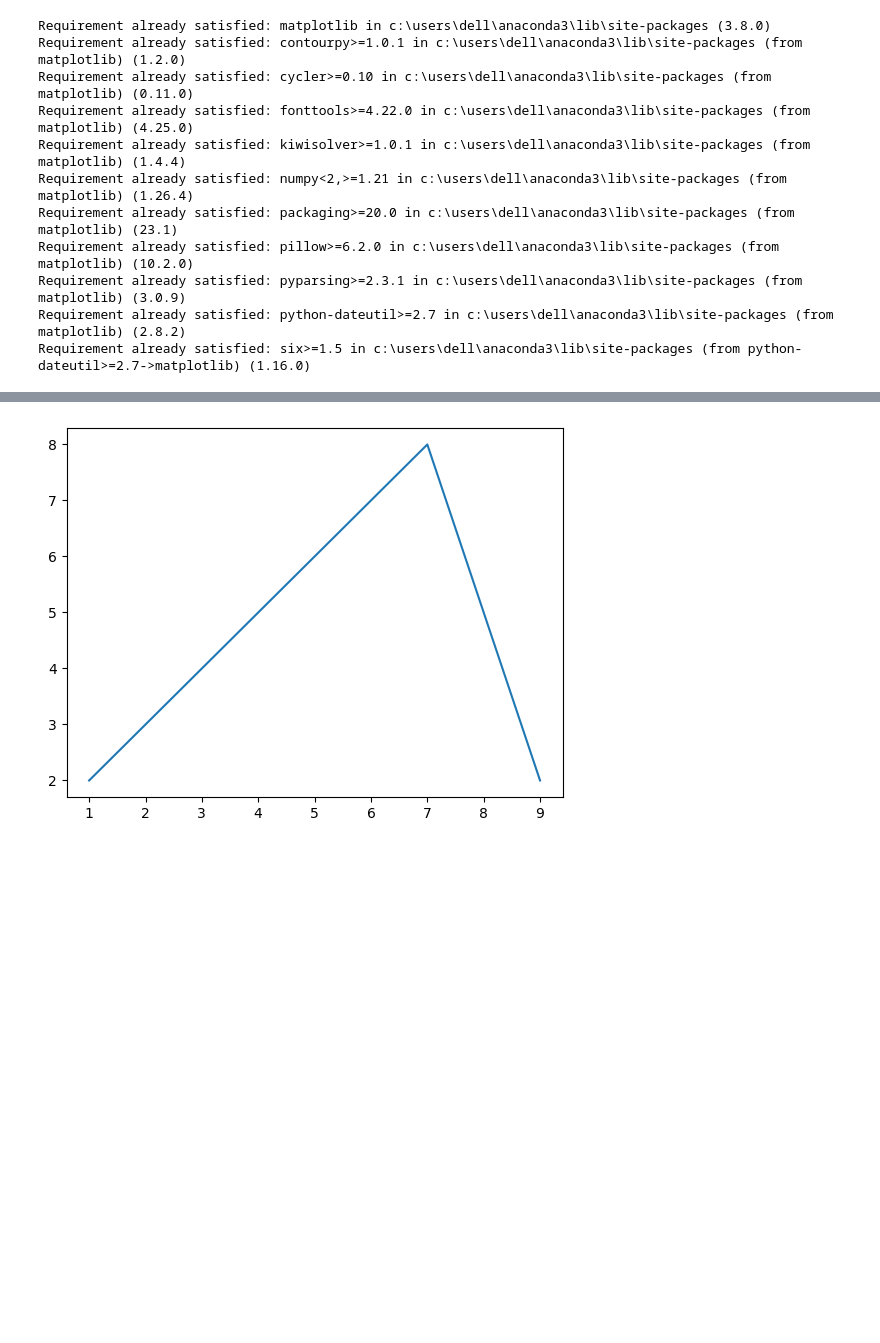
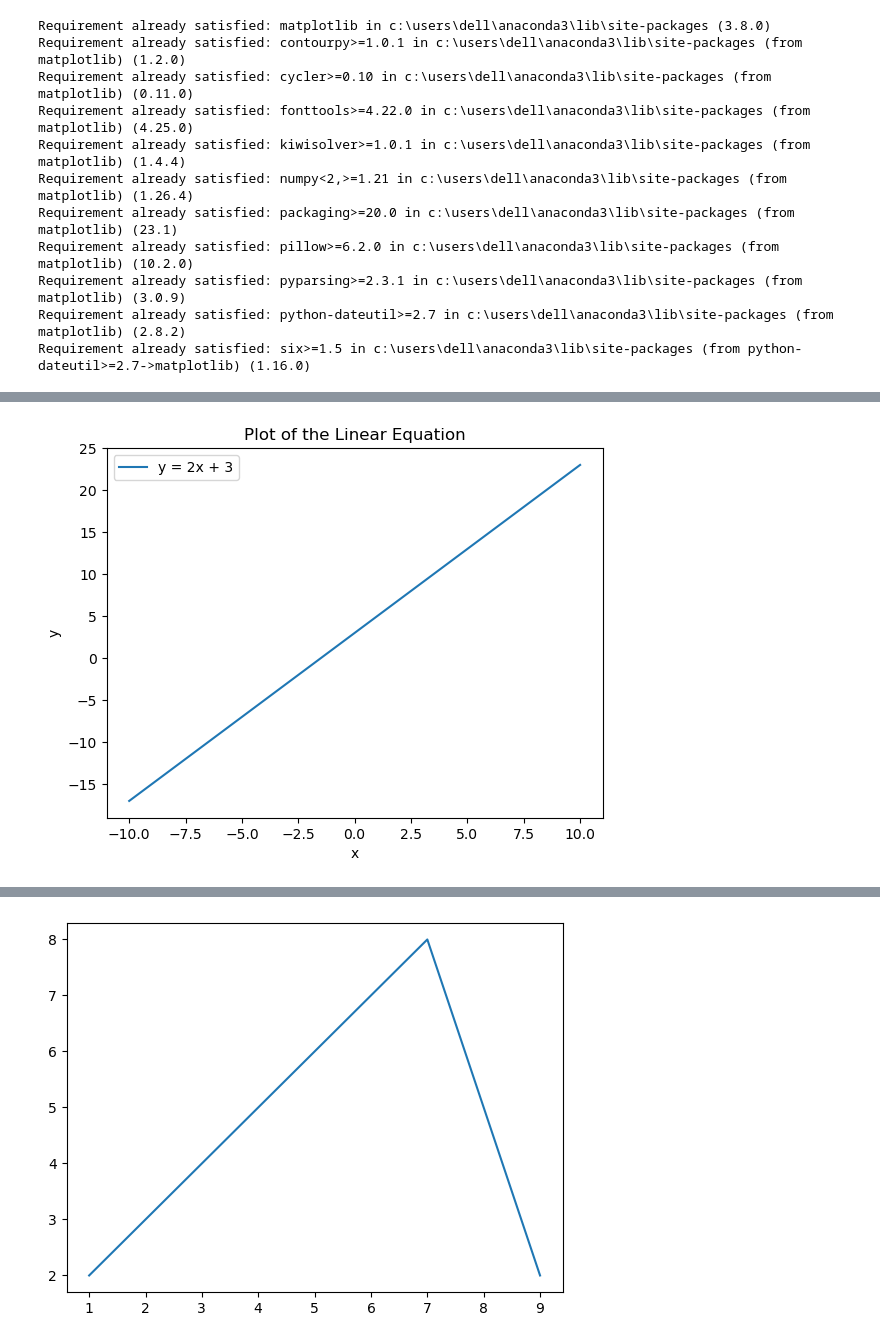
Before and after one commit to RaghuVamsi5546/Python_Libraries_Practice, a Jupyter notebook: matplotlib_practice.ipynb, the cells around one changed output, grey strips where cells are left out. Drawn from its saved outputs; the diff is of its cells as text; code cells hidden in the pictures; blank space fills up the shorter version.

```diff
--- a/matplotlib_practice.ipynb
+++ b/matplotlib_practice.ipynb
@@ -21,0 +23,6 @@ import pandas as pd
+# %%
+x = np.linspace(start=-10, stop=10, num=400)
+'''
+np.linspace(start, stop, num) generates num evenly spaced samples, calculated
+over the interval [start, stop].
+'''
@@ -21,0 +51,15 @@ import pandas as pd
+# %%
+m = 2
+c = 3
+y = m * x + c
+# %%
+plt.plot(x, y, label='y = 2x + 3')
+plt.title('Plot of the Linear Equation')
+plt.xlabel('x')
+plt.ylabel('y')
+plt.legend() #new one
+plt.savefig('matplotlib_linear_equation.png')
+
+'''plt.savefig() allows you to save the figure in various file formats such as PNG, JPEG, SVG, PDF, and more.'''
+# %% [output]
+[figure, added]
```
Also changed, not shown: parts of 9 cells of this notebook, 1 other file.
